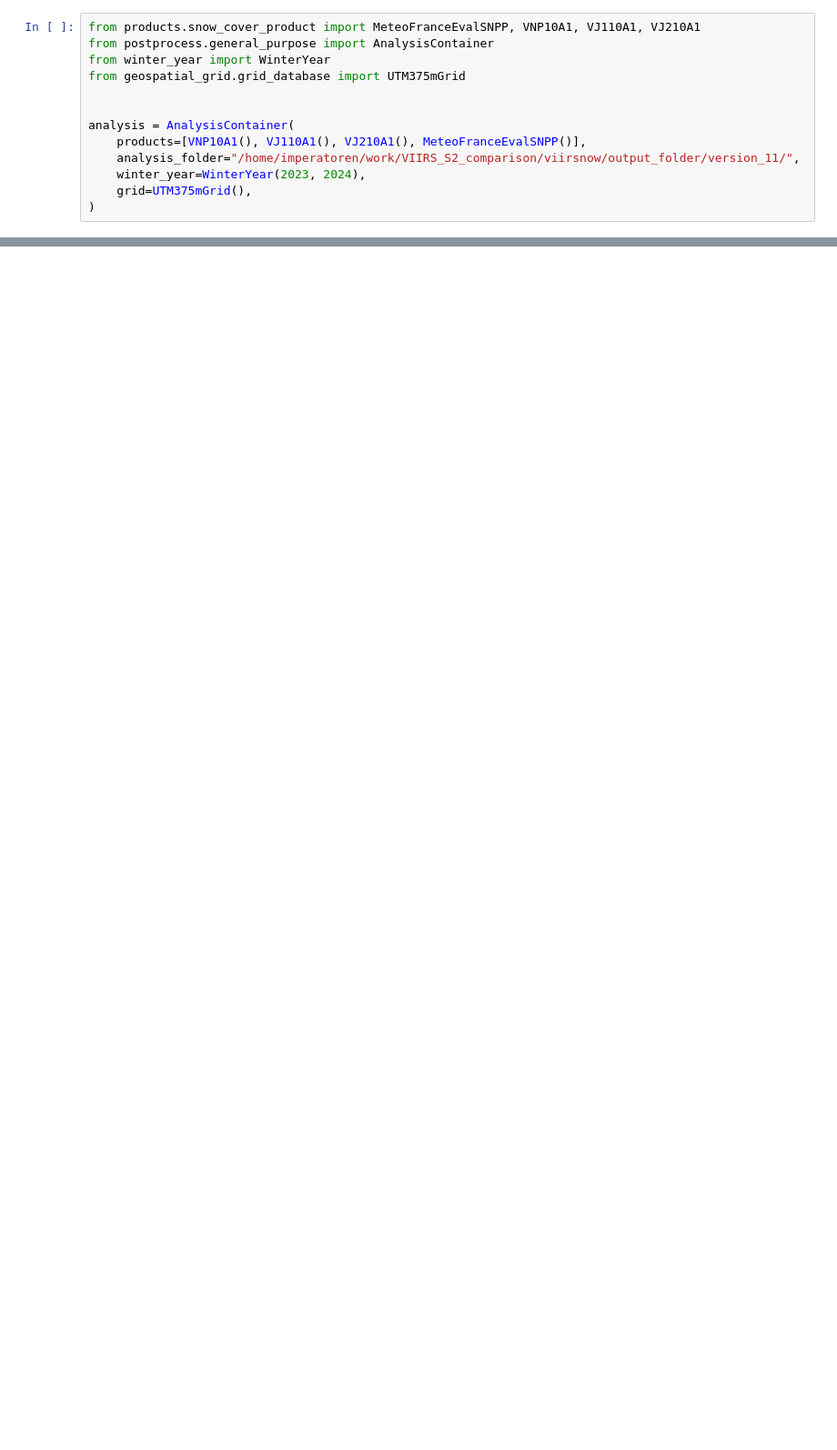
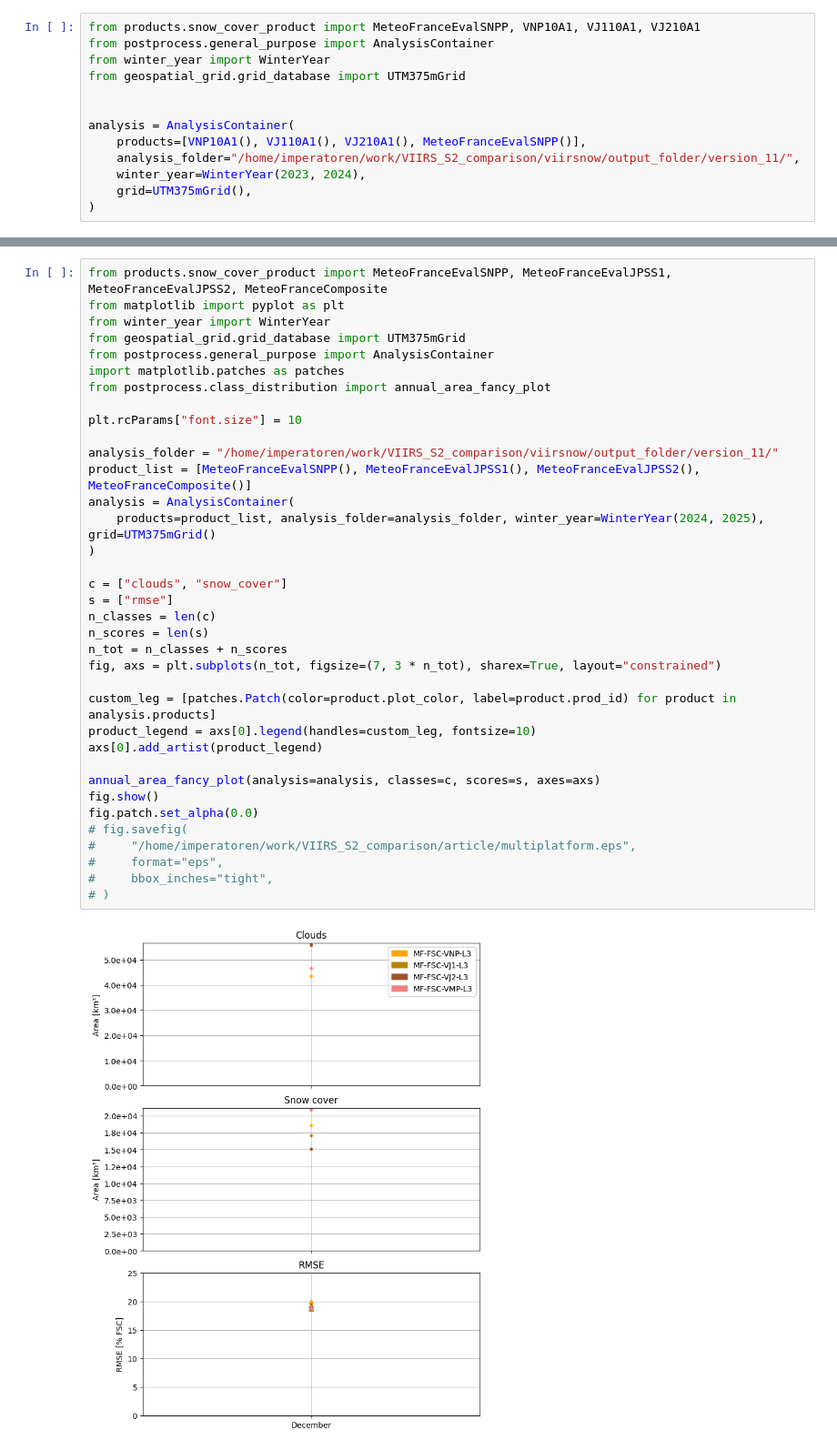
Before and after one commit to nicolaimpe/viirsnow, a Jupyter notebook: notebooks/article_illustrations.ipynb, the cells around one changed output, grey strips where cells are left out. Shown at 91% size. Drawn from its saved outputs; the diff is of its cells as text; blank space fills up the shorter version.

```diff
--- a/notebooks/article_illustrations.ipynb
+++ b/notebooks/article_illustrations.ipynb
@@ -150,0 +242,38 @@ FileNotFoundError: [Errno 2] No such file or directory: '/home/imperatoren/work/
+# %%
+from products.snow_cover_product import MeteoFranceEvalSNPP, MeteoFranceEvalJPSS1, MeteoFranceEvalJPSS2, MeteoFranceComposite
+from matplotlib import pyplot as plt
+from winter_year import WinterYear
+from geospatial_grid.grid_database import UTM375mGrid
+from postprocess.general_purpose import AnalysisContainer
+import matplotlib.patches as patches
+from postprocess.class_distribution import annual_area_fancy_plot
+
+plt.rcParams["font.size"] = 10
+
+analysis_folder = "/home/imperatoren/work/VIIRS_S2_comparison/viirsnow/output_folder/version_11/"
+product_list = [MeteoFranceEvalSNPP(), MeteoFranceEvalJPSS1(), MeteoFranceEvalJPSS2(), MeteoFranceComposite()]
+analysis = AnalysisContainer(
+    products=product_list, analysis_folder=analysis_folder, winter_year=WinterYear(2024, 2025), grid=UTM375mGrid()
+)
+
+c = ["clouds", "snow_cover"]
+s = ["rmse"]
+n_classes = len(c)
+n_scores = len(s)
+n_tot = n_classes + n_scores
+fig, axs = plt.subplots(n_tot, figsize=(7, 3 * n_tot), sharex=True, layout="constrained")
+
+custom_leg = [patches.Patch(color=product.plot_color, label=product.prod_id) for product in analysis.products]
+product_legend = axs[0].legend(handles=custom_leg, fontsize=10)
+axs[0].add_artist(product_legend)
+
+annual_area_fancy_plot(analysis=analysis, classes=c, scores=s, axes=axs)
+fig.show()
+fig.patch.set_alpha(0.0)
+# fig.savefig(
+#     "/home/imperatoren/work/VIIRS_S2_comparison/article/multiplatform.eps",
+#     format="eps",
+#     bbox_inches="tight",
+# )
+# %% [output]
+[figure, added]
```
Also changed, not shown: parts of 8 cells of this notebook, 7 other files.
